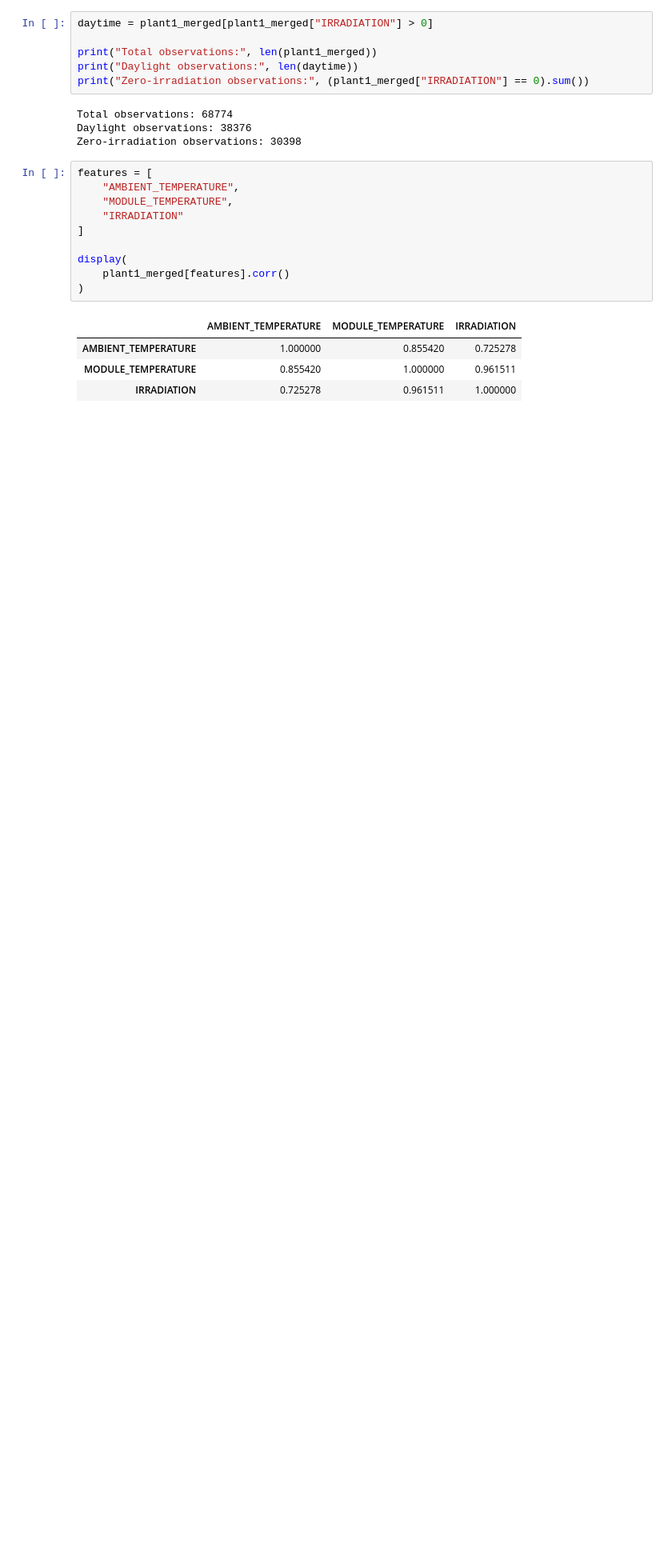
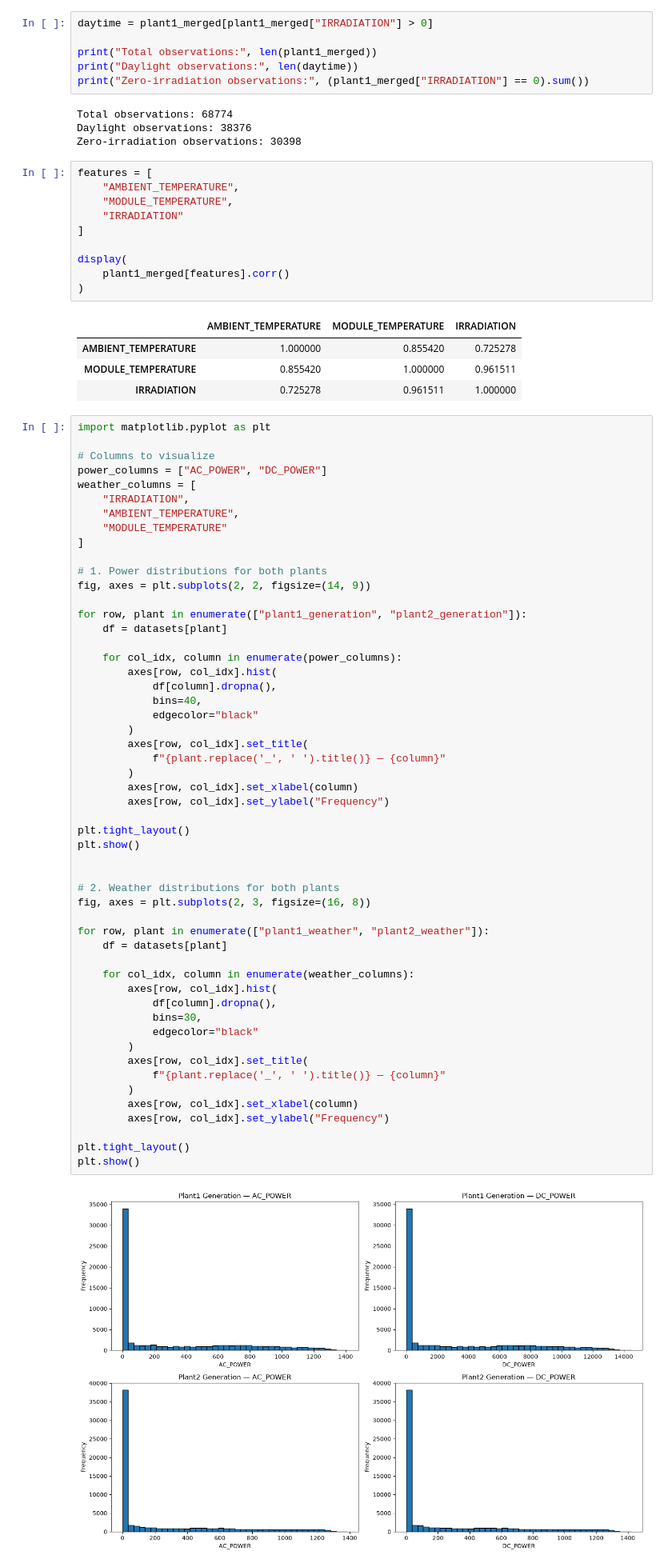
Before and after one commit to pavanpavan1138h-cpu/SolarSelect, a Jupyter notebook: EDA/01_dataset_overview.ipynb.ipynb, the cells around one changed output. Shown at 80% size. Drawn from its saved outputs; the diff is of its cells as text; blank space fills up the shorter version.

```diff
--- a/EDA/01_dataset_overview.ipynb.ipynb
+++ b/EDA/01_dataset_overview.ipynb.ipynb
@@ -613,3 +622,58 @@ display(
 | AMBIENT_TEMPERATURE | 1.000000 | 0.855420 | 0.725278 |
 | MODULE_TEMPERATURE | 0.855420 | 1.000000 | 0.961511 |
 | IRRADIATION | 0.725278 | 0.961511 | 1.000000 |
+# %%
+import matplotlib.pyplot as plt
+
+# Columns to visualize
+power_columns = ["AC_POWER", "DC_POWER"]
+weather_columns = [
+    "IRRADIATION",
+    "AMBIENT_TEMPERATURE",
+    "MODULE_TEMPERATURE"
+]
+
+# 1. Power distributions for both plants
+fig, axes = plt.subplots(2, 2, figsize=(14, 9))
+
+for row, plant in enumerate(["plant1_generation", "plant2_generation"]):
+    df = datasets[plant]
+
+    for col_idx, column in enumerate(power_columns):
+        axes[row, col_idx].hist(
+            df[column].dropna(),
+            bins=40,
+            edgecolor="black"
+        )
+        axes[row, col_idx].set_title(
+            f"{plant.replace('_', ' ').title()} — {column}"
+        )
+        axes[row, col_idx].set_xlabel(column)
+        axes[row, col_idx].set_ylabel("Frequency")
+
+plt.tight_layout()
+plt.show()
+
+
+# 2. Weather distributions for both plants
+fig, axes = plt.subplots(2, 3, figsize=(16, 8))
+
+for row, plant in enumerate(["plant1_weather", "plant2_weather"]):
+    df = datasets[plant]
+
+    for col_idx, column in enumerate(weather_columns):
+        axes[row, col_idx].hist(
+            df[column].dropna(),
+            bins=30,
+            edgecolor="black"
+        )
+        axes[row, col_idx].set_title(
+            f"{plant.replace('_', ' ').title()} — {column}"
+        )
+        axes[row, col_idx].set_xlabel(column)
+        axes[row, col_idx].set_ylabel("Frequency")
+
+plt.tight_layout()
+plt.show()
+# %% [output]
+[figure, added]
```
Also changed, not shown: parts of 11 cells of this notebook, 19 other files.
